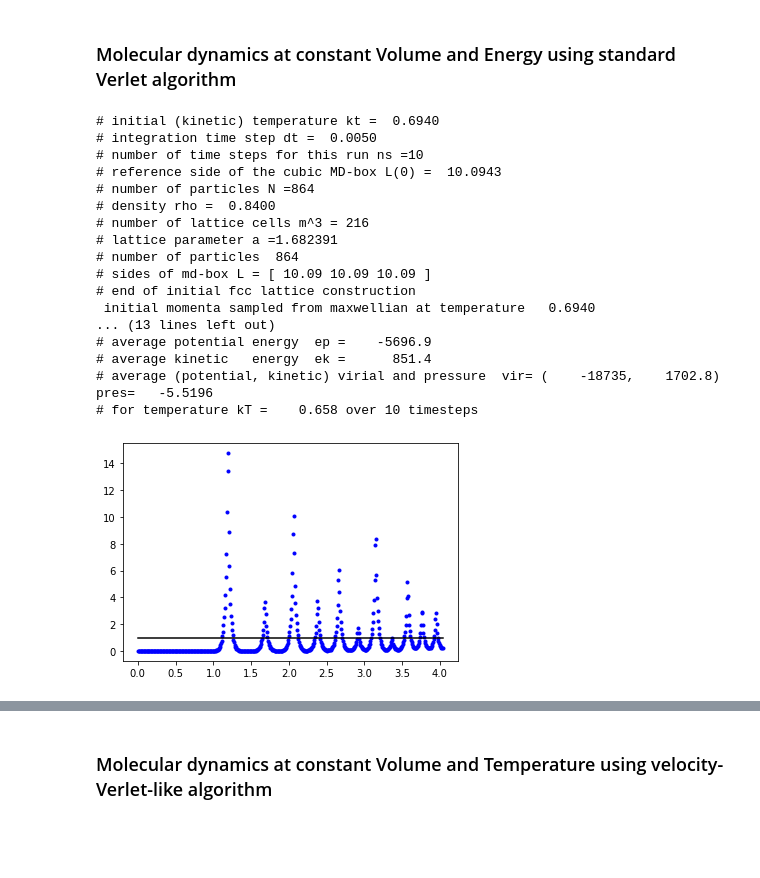
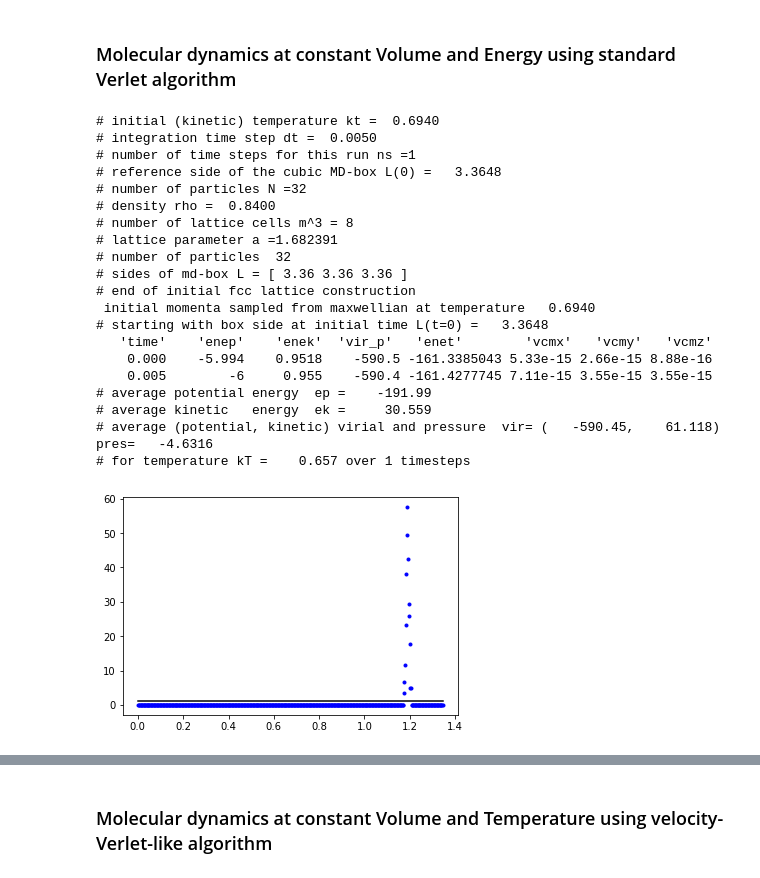
Before and after one commit to cpierleo/PyLJ, a Jupyter notebook: LJ-simulation.ipynb, the cells around one changed output, grey strips where cells are left out. Cells and saved outputs as stored; diff of their text form; code cells hidden in the pictures; blank space fills up the shorter version.

```diff
--- a/LJ-simulation.ipynb
+++ b/LJ-simulation.ipynb
@@ -5,26 +5,29 @@
 # %%
 # starting a new simulation with initial condition from fcc lattice [mode=0]
 from NVE_lj import mdlj
-mdlj(nstep=10, rho=0.84, m=6, kt=0.694, dt=0.005, freq=1, mode=0)
+mdlj(nstep=1, rho=0.84, m=2, kt=0.694, dt=0.005, freq=1, mode=0)
 # %% [output]
 # initial (kinetic) temperature kt =  0.6940
 # integration time step dt =  0.0050
-# number of time steps for this run ns =10
-# reference side of the cubic MD-box L(0) =  10.0943
-# number of particles N =864
+# number of time steps for this run ns =1
+# reference side of the cubic MD-box L(0) =   3.3648
+# number of particles N =32
 # density rho =  0.8400
-# number of lattice cells m^3 = 216
+# number of lattice cells m^3 = 8
 # lattice parameter a =1.682391
-# number of particles  864
-# sides of md-box L = [ 10.09 10.09 10.09 ]
+# number of particles  32
+# sides of md-box L = [ 3.36 3.36 3.36 ]
 # end of initial fcc lattice construction
  initial momenta sampled from maxwellian at temperature   0.6940
-... (13 lines left out)
-# average potential energy  ep =    -5696.9
-# average kinetic   energy  ek =      851.4
-# average (potential, kinetic) virial and pressure  vir= (    -18735,    1702.8)  pres=   -5.5196
-# for temperature kT =    0.658 over 10 timesteps
+# starting with box side at initial time L(t=0) =   3.3648
+   'time'    'enep'    'enek'  'vir_p'   'enet'        'vcmx'   'vcmy'   'vcmz'
+    0.000    -5.994    0.9518    -590.5 -161.3385043 5.33e-15 2.66e-15 8.88e-16
+    0.005        -6     0.955    -590.4 -161.4277745 7.11e-15 3.55e-15 3.55e-15
+# average potential energy  ep =    -191.99
+# average kinetic   energy  ek =     30.559
+# average (potential, kinetic) virial and pressure  vir= (   -590.45,    61.118)  pres=   -4.6316
+# for temperature kT =    0.657 over 1 timesteps
-[figure, old version]
+[figure, new version]
 # %%
 # continuation with initial sampling of velocity from Maxwellian [mode=2]
 from NVE_lj import mdlj
```
Also changed, not shown: parts of 3 cells of this notebook, 4 other files.
